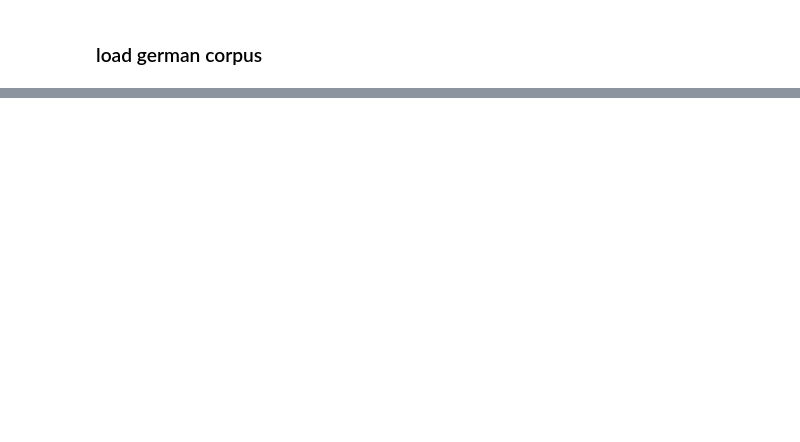
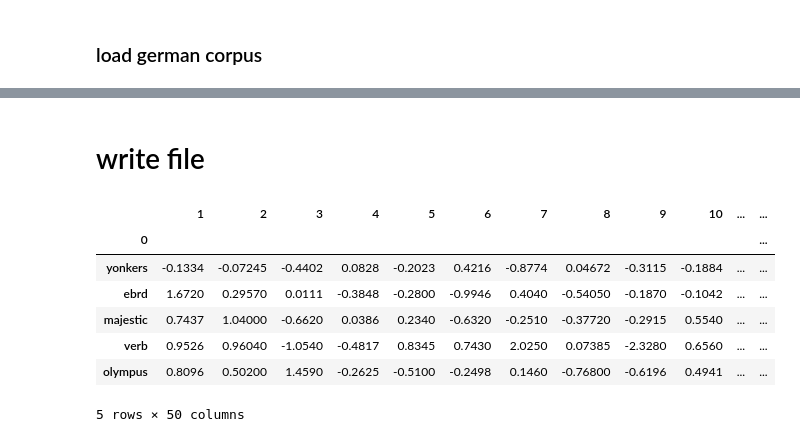
Before and after one commit to mrs-curi0sity/nlp_scripts, a Jupyter notebook: notebooks/preproc_filter_large_embeddings.ipynb, the cells around one changed output, grey strips where cells are left out. Saved outputs shown, nothing was run; the diff lists cells and outputs as text; code cells hidden in the pictures; blank space fills up the shorter version.

```diff
--- a/notebooks/preproc_filter_large_embeddings.ipynb
+++ b/notebooks/preproc_filter_large_embeddings.ipynb
@@ -161,0 +139,3 @@ test.head()
+# %%
+possible_words = set(glove_embedding_en.embedding.index)
+len(possible_words)
@@ -161,0 +144,4 @@ test.head()
+# %%
+# only keep words that are frequent and in index of embedding
+words_to_keep = list(frequent_words & possible_words)
+len(words_to_keep)
@@ -161,0 +158,4 @@ test.head()
+# %%
+filtered_embedding = glove_embedding_en.embedding.copy()
+filtered_embedding = filtered_embedding.loc(axis=0)[words_to_keep]
+filtered_embedding.head(2)
@@ -161,0 +168,17 @@ test.head()
+# %% [markdown]
+# write file
+# %%
+filtered_glove_path = f'../data/glove.6B.50d.{N_most_frequent}.txt'
+# %%
+filtered_embedding.to_csv(filtered_glove_path, sep=' ', index=True, header=None)
+test = pd.read_csv(filtered_glove_path, sep=' ', index_col = 0, header=None)
+test.head()
+# %% [output]
+|  | 1 | 2 | 3 | 4 | 5 | 6 | 7 | 8 | 9 | 10 | ... | ... |
+| 0 |  |  |  |  |  |  |  |  |  |  |  | ... |
+| yonkers | -0.1334 | -0.07245 | -0.4402 | 0.0828 | -0.2023 | 0.4216 | -0.8774 | 0.04672 | -0.3115 | -0.1884 | ... | ... |
+| ebrd | 1.6720 | 0.29570 | 0.0111 | -0.3848 | -0.2800 | -0.9946 | 0.4040 | -0.54050 | -0.1870 | -0.1042 | ... | ... |
+| majestic | 0.7437 | 1.04000 | -0.6620 | 0.0386 | 0.2340 | -0.6320 | -0.2510 | -0.37720 | -0.2915 | 0.5540 | ... | ... |
+| verb | 0.9526 | 0.96040 | -1.0540 | -0.4817 | 0.8345 | 0.7430 | 2.0250 | 0.07385 | -2.3280 | 0.6560 | ... | ... |
+| olympus | 0.8096 | 0.50200 | 1.4590 | -0.2625 | -0.5100 | -0.2498 | 0.1460 | -0.76800 | -0.6196 | 0.4941 | ... | ... |
+5 rows × 50 columns
```
Also changed, not shown: parts of 43 cells of this notebook, 1 other file.
